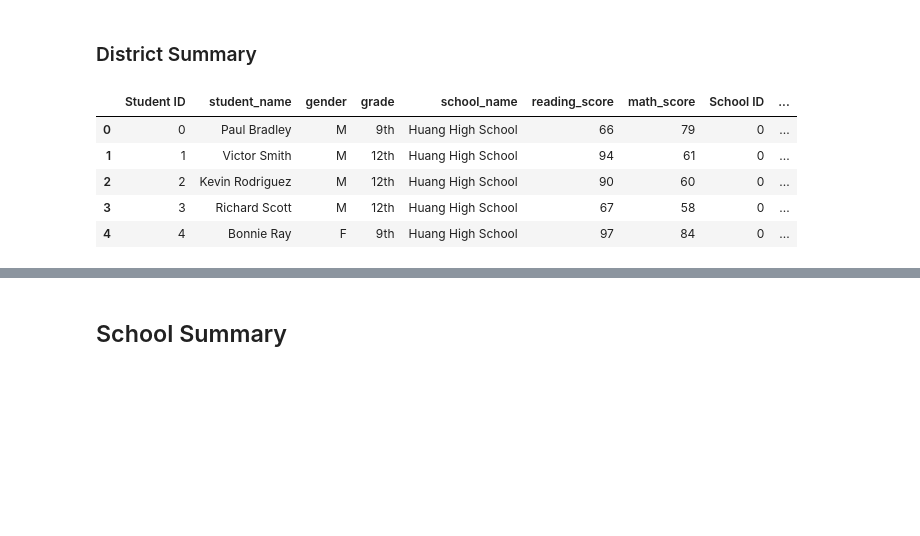
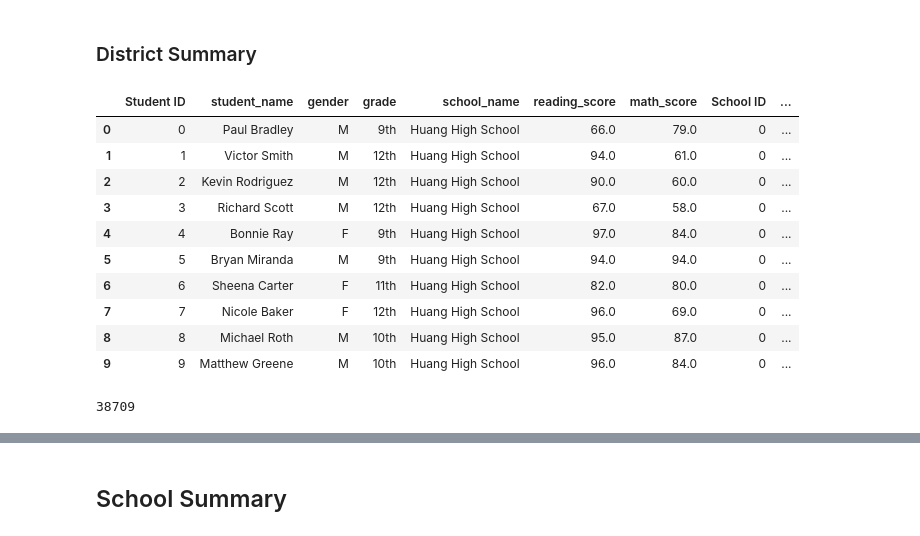
Before and after one commit to SPLT19/School_District_Analysis, a Jupyter notebook: PyCitySchools_Challenge.ipynb, the cells around one changed output, grey strips where cells are left out. Cells and saved outputs as stored; diff of their text form; code cells hidden in the pictures; blank space fills up the shorter version.

```diff
--- a/PyCitySchools_Challenge.ipynb
+++ b/PyCitySchools_Challenge.ipynb
@@ -48,4 +73,10 @@ KeyError: 'student_name'
+# %%
+#Substitute tomhas high and 9th grade in reading score to nan
+student_data_df.loc[(student_data_df["school_name"]=="Thomas High School") & (student_data_df["grade"]=="9th") ,"reading_score" ]=np.nan
 # %%
 #  Step 3. Refactor the code in Step 2 to replace the math scores with NaN.
+# %%
+#Substitute tomhas high and 9th grade in math score to nan
+student_data_df.loc[(student_data_df["school_name"]=="Thomas High School") & (student_data_df["grade"]=="9th"),"math_score" ]=np.nan
 # %%
 #  Step 4. Check the student data for NaN's.
@@ -54,14 +105,22 @@ KeyError: 'student_name'
 # %% [markdown]
 ### District Summary
 # %%
-# Combine the data into a single dataset
+# Combine the data into a single dataset,
+#keywords: .merge , left
 school_data_complete_df = pd.merge(student_data_df, school_data_df, how="left", on=["school_name", "school_name"])
-school_data_complete_df.head()
+#To verify new dataset
+school_data_complete_df.head(10)
+#school_data_complete_df.tail(5)
 # %% [output]
 |  | Student ID | student_name | gender | grade | school_name | reading_score | math_score | School ID | ... |
-| 0 | 0 | Paul Bradley | M | 9th | Huang High School | 66 | 79 | 0 | ... |
-| 1 | 1 | Victor Smith | M | 12th | Huang High School | 94 | 61 | 0 | ... |
-| 2 | 2 | Kevin Rodriguez | M | 12th | Huang High School | 90 | 60 | 0 | ... |
-| 3 | 3 | Richard Scott | M | 12th | Huang High School | 67 | 58 | 0 | ... |
-| 4 | 4 | Bonnie Ray | F | 9th | Huang High School | 97 | 84 | 0 | ... |
+| 0 | 0 | Paul Bradley | M | 9th | Huang High School | 66.0 | 79.0 | 0 | ... |
+| 1 | 1 | Victor Smith | M | 12th | Huang High School | 94.0 | 61.0 | 0 | ... |
+| 2 | 2 | Kevin Rodriguez | M | 12th | Huang High School | 90.0 | 60.0 | 0 | ... |
+| 3 | 3 | Richard Scott | M | 12th | Huang High School | 67.0 | 58.0 | 0 | ... |
+| 4 | 4 | Bonnie Ray | F | 9th | Huang High School | 97.0 | 84.0 | 0 | ... |
+| 5 | 5 | Bryan Miranda | M | 9th | Huang High School | 94.0 | 94.0 | 0 | ... |
+| 6 | 6 | Sheena Carter | F | 11th | Huang High School | 82.0 | 80.0 | 0 | ... |
+| 7 | 7 | Nicole Baker | F | 12th | Huang High School | 96.0 | 69.0 | 0 | ... |
+| 8 | 8 | Michael Roth | M | 10th | Huang High School | 95.0 | 87.0 | 0 | ... |
+| 9 | 9 | Matthew Greene | M | 10th | Huang High School | 96.0 | 84.0 | 0 | ... |
 # %%
@@ -78,11 +148,8 @@ average_math_score = school_data_complete_df["math_score"].mean()
 # %%
-# Step 1. Get the number of students that are in ninth grade at Thomas High School.
-# These students have no grades.
 
-
-# Get the total student count
-student_count = school_data_complete_df["Student ID"].count()
-
-
-# Step 2. Subtract the number of students that are in ninth grade at
+# Step 2. Subtract the number of students that are in ninth grade at  ,substraction_students
 # Thomas High School from the total student count to get the new total student count.
+substraction_students = (student_count -student_thsninth_count)
+substraction_students
+# %% [output]
+38709
```
Also changed, not shown: parts of 78 cells of this notebook.
